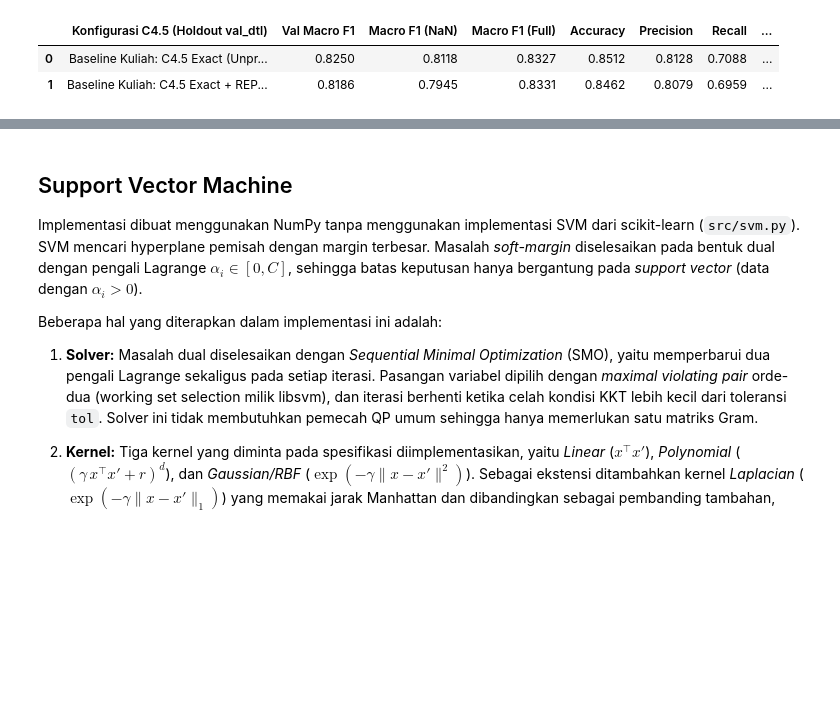
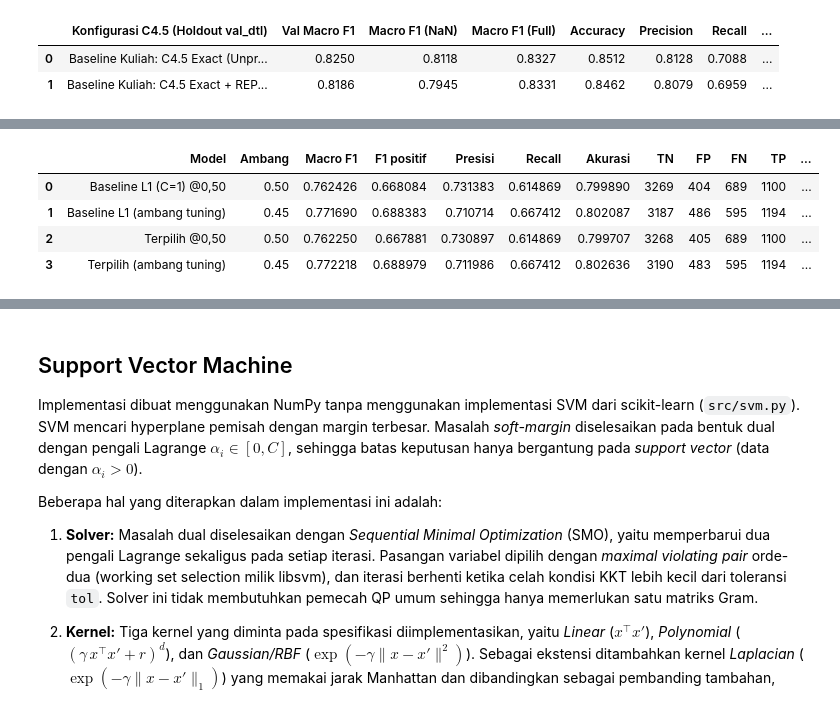
Before and after one commit to mhps-null/IF3170_G15_MessiLearning, a Jupyter notebook: notebooks/Copy_of_Notebook_Template_Tugas_Besar_2_IF3170_Inteligensi_Artifisial_2026_2027.ipynb, the cells around one changed output, grey strips where cells are left out. Saved outputs shown, nothing was run; the diff lists cells and outputs as text; code cells hidden in the pictures; blank space fills up the shorter version.

Commit message:
feat: added logistic regression to notebooks

```diff
--- a/notebooks/Copy_of_Notebook_Template_Tugas_Besar_2_IF3170_Inteligensi_Artifisial_2026_2027.ipynb
+++ b/notebooks/Copy_of_Notebook_Template_Tugas_Besar_2_IF3170_Inteligensi_Artifisial_2026_2027.ipynb
@@ -1881,0 +2103,86 @@ This part covers the model with L1, L2, and Elastic Net regularization.
+# %%
+logreg_transformer = BookingFeatureTransformer().fit(train_set)
+X_train_logreg = logreg_transformer.transform(train_set)
+X_val_logreg = logreg_transformer.transform(val_set)
+X_train_logreg_array = X_train_logreg.to_numpy(dtype=float)
+X_val_logreg_array = X_val_logreg.to_numpy(dtype=float)
+
+logreg_baseline = make_booking_logistic(len(y_train))
+logreg_model = make_logreg_candidate(
+    len(y_train), C=float(logreg_best["C"]), l1_ratio=float(logreg_best["l1_ratio"]),
+)
+logreg_baseline_fit_time = fit_logreg(logreg_baseline, X_train_logreg_array, y_train)
+logreg_fit_time = fit_logreg(logreg_model, X_train_logreg_array, y_train)
+
+def logreg_validation_proba(model, X):
+    start = time.perf_counter()
+    with threadpool_limits(limits=1, user_api="blas"):
+        proba = model.predict_proba(X)[:, 1]
+    return proba, time.perf_counter() - start
+
+
+logreg_baseline_proba, logreg_baseline_predict_time = logreg_validation_proba(
+    logreg_baseline, X_val_logreg_array,
+)
+logreg_val_proba, logreg_predict_time = logreg_validation_proba(
+    logreg_model, X_val_logreg_array,
+)
+logreg_val_pred = (logreg_val_proba >= logreg_threshold).astype(int)
+logreg_final_rows = []
+for name, threshold, proba, train_time, predict_time in (
+    ("Baseline L1 (C=1) @0,50", 0.5, logreg_baseline_proba,
+     logreg_baseline_fit_time, logreg_baseline_predict_time),
+    ("Baseline L1 (ambang tuning)", logreg_threshold, logreg_baseline_proba,
+     logreg_baseline_fit_time, logreg_baseline_predict_time),
+    ("Terpilih @0,50", 0.5, logreg_val_proba, logreg_fit_time, logreg_predict_time),
+    ("Terpilih (ambang tuning)", logreg_threshold, logreg_val_proba, logreg_fit_time, logreg_predict_time),
+):
+    labels = (proba >= threshold).astype(int)
+    logreg_final_rows.append({
+        "Model": name, "Ambang": threshold, **logreg_scores(y_validation, labels),
+        "Latih (s)": train_time, "Probabilitas validasi (s)": predict_time,
+    })
+
+df_logreg_validation = pd.DataFrame(logreg_final_rows)
+_, logreg_base_at_selected, logreg_tuned_default, logreg_metrics = logreg_final_rows
+model_eval_results = globals().get("model_eval_results", {})
+model_eval_results["Logistic Regression (FISTA)"] = {
+    "Val Macro F1": logreg_metrics["Macro F1"],
+    "Accuracy": logreg_metrics["Akurasi"],
+    "Precision": logreg_metrics["Presisi"],
+    "Recall": logreg_metrics["Recall"],
+    "Cost (2FP+FN)": calculate_custom_cost(y_validation, logreg_val_pred),
+}
+
+display(df_logreg_validation.round(6))
+df_logreg_final_fits = pd.DataFrame([
+    {"Model": "Baseline", **logreg_diagnostics(logreg_baseline)},
+    {"Model": "Terpilih", **logreg_diagnostics(logreg_model)},
+])
+display(df_logreg_final_fits.assign(**{
+    "Residu KKT": df_logreg_final_fits["Residu KKT"].map("{:.2e}".format),
+}))
+
+print(
+    f"Macro F1 pada ambang {logreg_threshold:.3f} adalah "
+    f"{logreg_base_at_selected['Macro F1']:.5f} untuk L1 dan "
+    f"{logreg_metrics['Macro F1']:.5f} untuk konfigurasi terpilih."
+)
+print(
+    f"Untuk model terpilih, perubahan ambang dari 0,50 ke {logreg_threshold:.3f} "
+    f"mengubah Macro F1 dari {logreg_tuned_default['Macro F1']:.5f} ke {logreg_metrics['Macro F1']:.5f}. "
+    f"Presisi berubah dari {logreg_tuned_default['Presisi']:.2%} ke {logreg_metrics['Presisi']:.2%}, "
+    f"dan recall dari {logreg_tuned_default['Recall']:.2%} ke {logreg_metrics['Recall']:.2%}."
+)
+print(
+    f"Perubahan jumlah kesalahan pada model terpilih "
+    f"(ambang tuning dikurangi 0,50) adalah "
+    f"{logreg_metrics['FP'] - logreg_tuned_default['FP']:+d} FP dan "
+    f"{logreg_metrics['FN'] - logreg_tuned_default['FN']:+d} FN."
+)
+# %% [output]
+|  | Model | Ambang | Macro F1 | F1 positif | Presisi | Recall | Akurasi | TN | FP | FN | TP | ... |
+| 0 | Baseline L1 (C=1) @0,50 | 0.50 | 0.762426 | 0.668084 | 0.731383 | 0.614869 | 0.799890 | 3269 | 404 | 689 | 1100 | ... |
+| 1 | Baseline L1 (ambang tuning) | 0.45 | 0.771690 | 0.688383 | 0.710714 | 0.667412 | 0.802087 | 3187 | 486 | 595 | 1194 | ... |
+| 2 | Terpilih @0,50 | 0.50 | 0.762250 | 0.667881 | 0.730897 | 0.614869 | 0.799707 | 3268 | 405 | 689 | 1100 | ... |
+| 3 | Terpilih (ambang tuning) | 0.45 | 0.772218 | 0.688979 | 0.711986 | 0.667412 | 0.802636 | 3190 | 483 | 595 | 1194 | ... |
```
Also changed, not shown: parts of 30 cells of this notebook, 1 other file.
